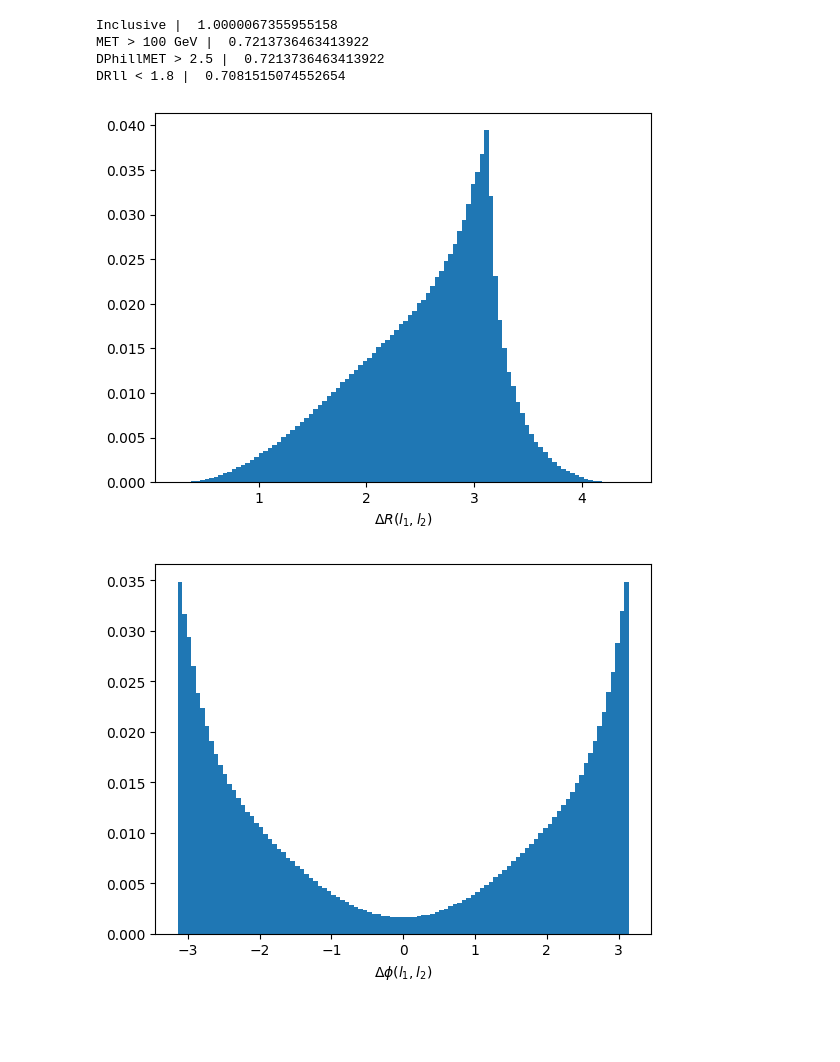
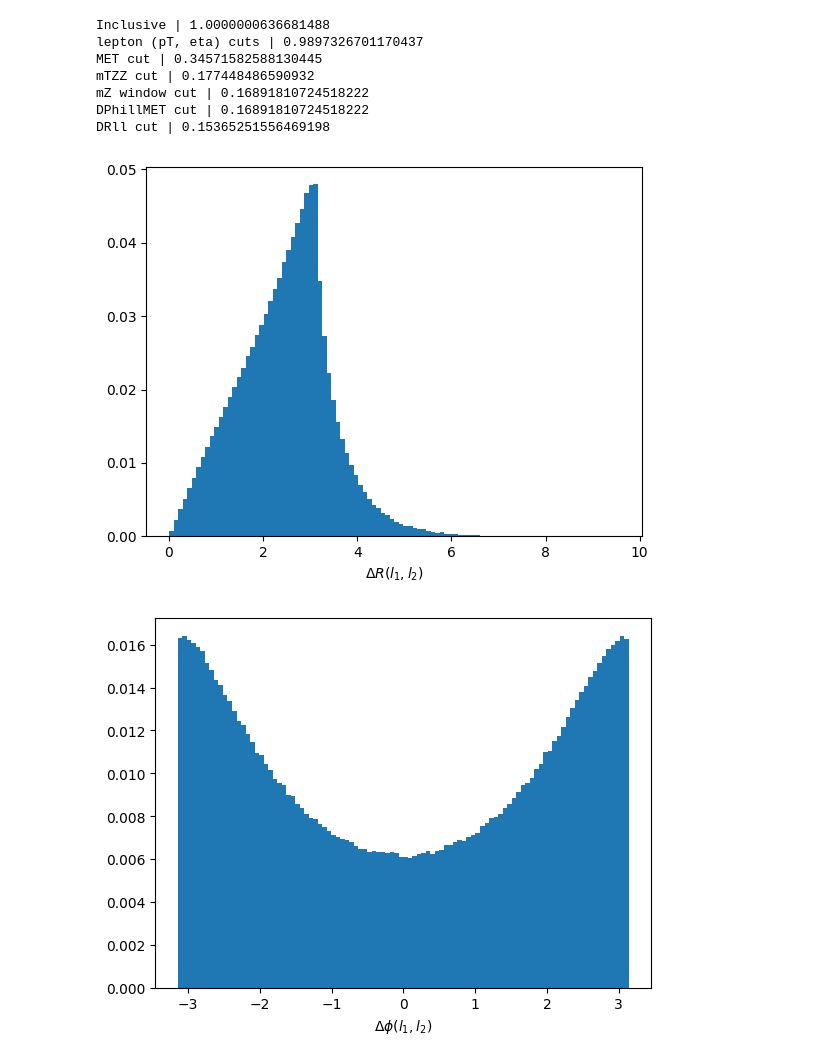
Before and after one commit to hep-cce/nsbi4hep, a Jupyter notebook: notebooks/2l2v-kinematics.ipynb, the cells around one changed output. Saved outputs shown, nothing was run; the diff lists cells and outputs as text; code cells hidden in the pictures; blank space fills up the shorter version.

```diff
--- a/notebooks/2l2v-kinematics.ipynb
+++ b/notebooks/2l2v-kinematics.ipynb
@@ -11,2 +11,3 @@ from physics.hzz import zz2l2v
 # %%
-events = mcfm.from_csv('data/zz2l2v/ggZZ_sig/events_*.csv')
+# events = mcfm.from_csv('data/zz2l2v/qqWW/events_*.csv', n_rows=100_000)
+events = mcfm.from_csv('data/zz2l2v/qqZZ/events_*.csv', n_rows=100_000)
@@ -35,19 +14,24 @@ DRll < 1.8 |  0.7083695019852051
 # %%
+# events_analyzed = wwlvlv.analyze(events)
 events_analyzed = zz2l2v.analyze(events)
 # %% [output]
-Inclusive |  1.0000067355955158
-MET > 100 GeV |  0.7213736463413922
-DPhillMET > 2.5 |  0.7213736463413922
-DRll < 1.8 |  0.7081515074552654
+Inclusive | 1.0000000636681488
+lepton (pT, eta) cuts | 0.9897326701170437
+MET cut | 0.34571582588130445
+mTZZ cut | 0.177448486590932
+mZ window cut | 0.16891810724518222
+DPhillMET cut | 0.16891810724518222
+DRll cut | 0.15365251556469198
 # %%
 from physics.constants import mZ
 mZsq = mZ**2
 
 g1 = vector.array({'px': events.kinematics['p1_px'], 'py': events.kinematics['p1_py'], 'pz': events.kinematics['p1_pz'], 'E': events.kinematics['p1_E']})
 g2 = vector.array({'px': events.kinematics['p2_px'], 'py': events.kinematics['p2_py'], 'pz': events.kinematics['p2_pz'], 'E': events.kinematics['p2_E']})
-l1 = vector.array({'px': events.kinematics['p3_px'], 'py': events.kinematics['p3_py'], 'pz': events.kinematics['p3_pz'], 'E': events.kinematics['p3_E']})
-l2 = vector.array({'px': events.kinematics['p4_px'], 'py': events.kinematics['p4_py'], 'pz': events.kinematics['p4_pz'], 'E': events.kinematics['p4_E']})
-v1 = vector.array({'px': events.kinematics['p5_px'], 'py': events.kinematics['p5_py'], 'pz': events.kinematics['p5_pz'], 'E': events.kinematics['p5_E']})
+
+v1 = vector.array({'px': events.kinematics['p3_px'], 'py': events.kinematics['p3_py'], 'pz': events.kinematics['p3_pz'], 'E': events.kinematics['p3_E']})
+l1 = vector.array({'px': events.kinematics['p4_px'], 'py': events.kinematics['p4_py'], 'pz': events.kinematics['p4_pz'], 'E': events.kinematics['p4_E']})
+l2 = vector.array({'px': events.kinematics['p5_px'], 'py': events.kinematics['p5_py'], 'pz': events.kinematics['p5_pz'], 'E': events.kinematics['p5_E']})
 v2 = vector.array({'px': events.kinematics['p6_px'], 'py': events.kinematics['p6_py'], 'pz': events.kinematics['p6_pz'], 'E': events.kinematics['p6_E']})
 
 pt = np.array([l1.pt, l2.pt]).T
@@ -69,17 +53,22 @@ zz_mt = np.sqrt( (np.sqrt(mZ**2 + ll.to_2D().pt2) + np.sqrt(mZ**2 + met.pt2))**2
 # %%
 Z = (l1+l2)
 
 plt.hist(l1.deltaR(l2), weights = events.weights, bins=100)
 plt.xlabel('$\\Delta R(l_1, l_2)$')
 plt.show()
 
 plt.hist(l1.deltaphi(l2), weights = events.weights, bins=100)
 plt.xlabel('$\\Delta \\phi(l_1, l_2)$')
 plt.show()
 
 plt.hist(Z.pt, weights = events.weights, bins=100)
 plt.xlabel('$p_{\\mathrm{T}}^{Z}$')
 plt.show()
+
+plt.hist(Z.mass, weights = events.weights, bins=100)
+plt.xlabel('$m_{Z}$')
+# plt.xlim(70,110)
+plt.show()
 # %% [output]
-[figure, old version]
+[figure, new version]
-[figure, old version]
+[figure, new version]
```
Also changed, not shown: parts of 4 cells of this notebook, 39 other files.
